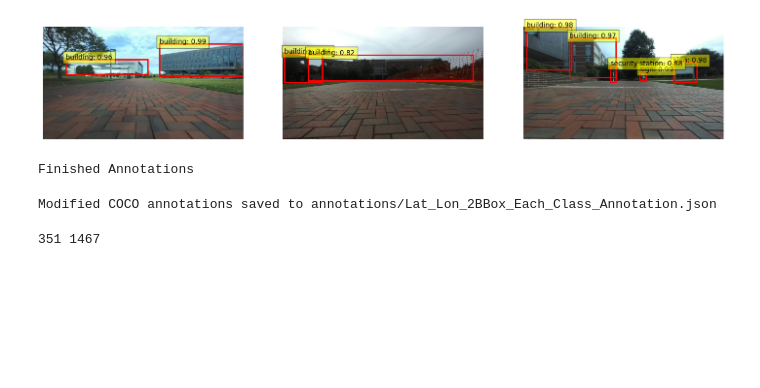
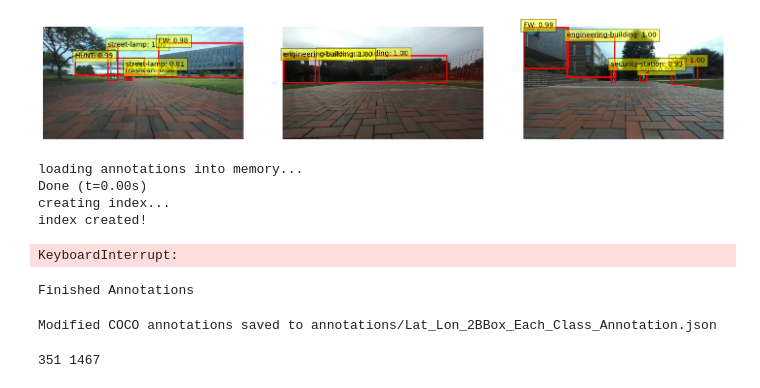
Before and after one commit to ncsu-yoon-lab/project-oval, a Jupyter notebook: ML/DeepLearning/DataSetup/universityBuildingAnnotation.ipynb, the cells around one changed output. Saved outputs shown, nothing was run; the diff lists cells and outputs as text; code cells hidden in the pictures; blank space fills up the shorter version.

Commit message:
Trained new landmark detection model. Working on testing

```diff
--- a/ML/DeepLearning/DataSetup/universityBuildingAnnotation.ipynb
+++ b/ML/DeepLearning/DataSetup/universityBuildingAnnotation.ipynb
@@ -143,7 +145,7 @@ FasterRCNN(
   )
 )
 # %%
-num_epochs = 2
+num_epochs = 6
 learning_rate = 0.005
 model_save_path = "model.pt"
 # Define the optimizer
@@ -268,10 +513,14 @@ with torch.no_grad():
 # Define categories as per the COCO dataset
 categories = [
     {"id": 0, "name": "sign"},
-    {"id": 1, "name": "building"},
-    {"id": 2, "name": "security station"},
-    {"id": 3, "name": "sign"},
-    {"id": 4, "name": "structure"}
+    {"id": 1, "name": "FW"},
+    {"id": 2, "name": "HUNT"},
+    {"id": 3, "name": "OVAL"},
+    {"id": 4, "name": "engineering-building"},
+    {"id": 5, "name": "security-station"},
+    {"id": 6, "name": "sign"},
+    {"id": 7, "name": "street-lamp"},
+    {"id": 8, "name": "trashcan"}
 ]
 
 # Create a dictionary to map label IDs to category names
@@ -287,34 +536,89 @@ def visualize_predictions(images, predictions, threshold=0.5):
 
         boxes = prediction[0]['boxes'].cpu().numpy()
         scores = prediction[0]['scores'].cpu().numpy()
         labels = prediction[0]['labels'].cpu().numpy()
 
         # Create a list of (score, label, box) tuples and sort by score descending
         predictions = sorted(zip(scores, labels, boxes), key=lambda x: x[0], reverse=True)
 
         # Keep track of the count of predictions per label type
         label_counts = {}
 
         for score, label, box in predictions:
             if score >= threshold:
                 if label not in label_counts:
                     label_counts[label] = 0
                 if label_counts[label] < 2:
                     xmin, ymin, xmax, ymax = box
                     rect = patches.Rectangle((xmin, ymin), xmax - xmin, ymax - ymin, linewidth=2, edgecolor='r', facecolor='none')
                     ax.add_patch(rect)
                     ax.text(xmin, ymin, f'{label_to_category.get(label, "Unknown")}: {score:.2f}',
                             bbox=dict(facecolor='yellow', alpha=0.5))
                     label_counts[label] += 1
 
         ax.axis('off')
 
     plt.show()
 
 # Visualize predictions for all three images
 visualize_predictions([test_image1, test_image2, test_image3], [prediction1, prediction2, prediction3])
 # %% [output]
-[figure, old version]
+[figure, new version]
+# %%
+from sklearn.metrics import accuracy_score, precision_score, recall_score, f1_score
+
+
+# Replace with your actual file paths
+test_coco_json_path = 'university_annotations/test/_annotations.coco.json'
+test_image_folder = 'university_annotations/test_images'
+
+# Create DataLoader for the testing dataset
+test_dataset = COCODataset(test_coco_json_path, test_image_folder, transforms=transform)
+test_loader = DataLoader(test_dataset, batch_size=4, shuffle=True, num_workers=4, collate_fn=lambda x: tuple(zip(*x)))
+
+# Load your trained model
+model = torchvision.models.detection.fasterrcnn_resnet50_fpn(weights=FasterRCNN_ResNet50_FPN_Weights.COCO_V1)
+# Get the number of input features for the classifier
+in_features = model.roi_heads.box_predictor.cls_score.in_features
+
+# Replace the pre-trained head with a new one
+num_classes = len(test_dataset.coco.getCatIds()) + 1  # COCO class IDs + background class
+model.roi_heads.box_predictor = FastRCNNPredictor(in_features, num_classes)
+
+model_path = "model_epoch_5.pth"
+model.load_state_dict(torch.load(model_path))
+model.eval()
+
+# Inference on the test dataset
+all_predictions = []
+with torch.no_grad():
+    for images, bboxes, labels in test_loader:
+        outputs = model(images)
+        print(outputs)
+        # Perform necessary post-processing on outputs (like converting to bounding boxes, class labels, etc.)
+        all_predictions.append(outputs)
+
+
+# Assuming `all_predictions` contains predicted labels and `labels` contains ground truth labels
+y_pred = [pred.argmax(dim=1).item() for pred in all_predictions]  # Example of extracting the predicted class
+y_true = [label for _, _, label in test_dataset]  # Extract true labels
+
+# Calculate accuracy, precision, recall, F1-score
+accuracy = accuracy_score(y_true, y_pred)
+precision = precision_score(y_true, y_pred, average='weighted')
+recall = recall_score(y_true, y_pred, average='weighted')
+f1 = f1_score(y_true, y_pred, average='weighted')
+
+print(f"Accuracy: {accuracy:.4f}")
+print(f"Precision: {precision:.4f}")
+print(f"Recall: {recall:.4f}")
+print(f"F1 Score: {f1:.4f}")
+# %% [output]
+loading annotations into memory...
+Done (t=0.00s)
+creating index...
+index created!
+KeyboardInterrupt:
 # %%
 # Script that creates a cocodataset based on the prediction but only 2 BBoxes of each class based on confidence level
 # Function to annotate images in COCO format
```
Also changed, not shown: parts of 8 cells of this notebook, 1 other file.
